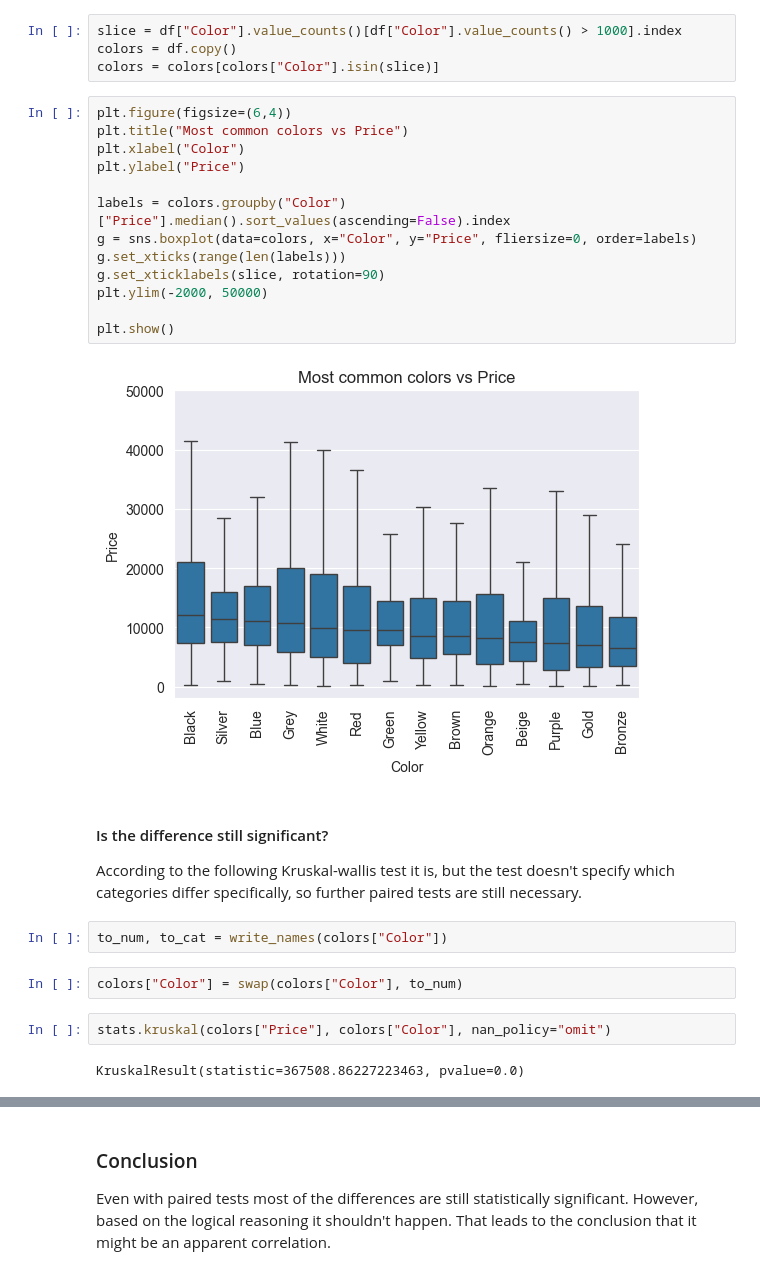
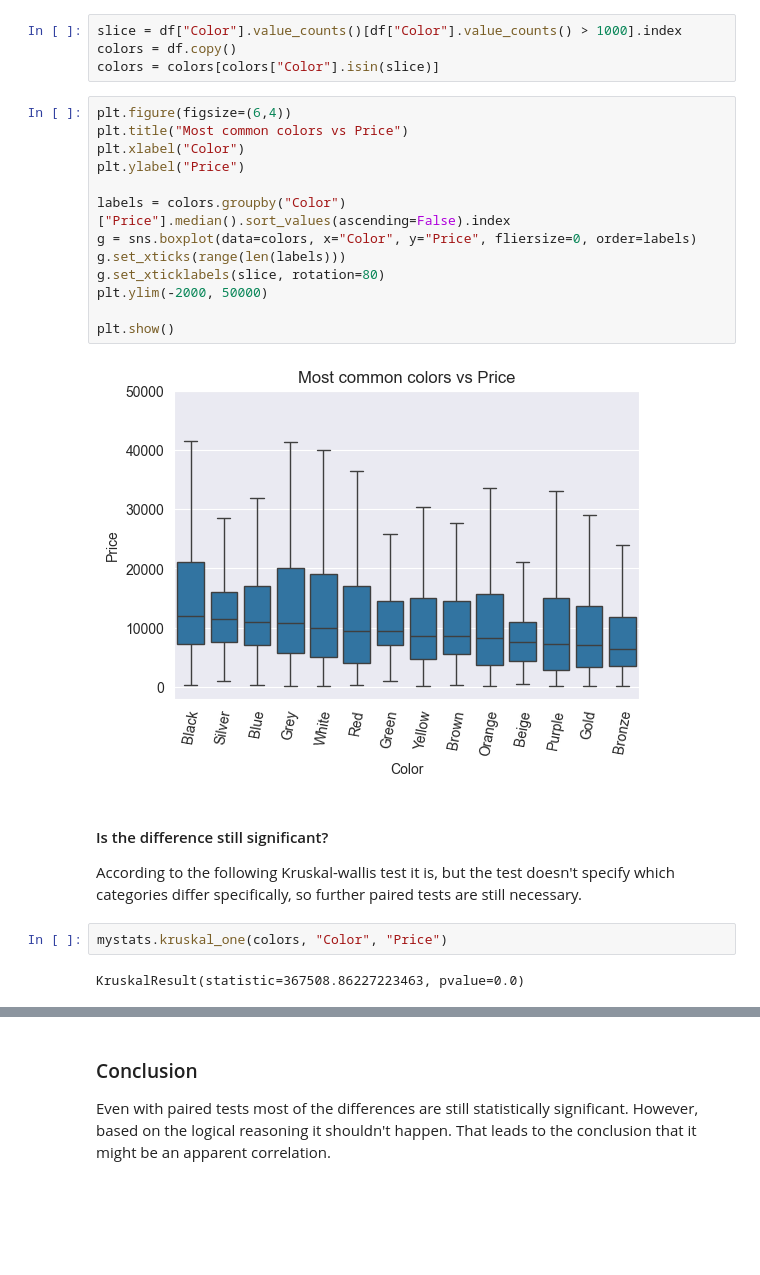
Before and after one commit to maciej-polcyn/data-processing-capstone-project, a Jupyter notebook: report.ipynb, the cells around one changed output, grey strips where cells are left out. Cells and saved outputs as stored; diff of their text form; blank space fills up the shorter version.

```diff
--- a/report.ipynb
+++ b/report.ipynb
@@ -849,28 +810,24 @@ colors = colors[colors["Color"].isin(slice)]
 # %%
 plt.figure(figsize=(6,4))
 plt.title("Most common colors vs Price")
 plt.xlabel("Color")
 plt.ylabel("Price")
 
 labels = colors.groupby("Color")["Price"].median().sort_values(ascending=False).index
 g = sns.boxplot(data=colors, x="Color", y="Price", fliersize=0, order=labels)
 g.set_xticks(range(len(labels)))
-g.set_xticklabels(slice, rotation=90)
+g.set_xticklabels(slice, rotation=80)
 plt.ylim(-2000, 50000)
 
 plt.show()
 # %% [output]
-[figure, old version]
+[figure, new version]
 # %% [markdown]
 #### Is the difference still significant?
 
 According to the following Kruskal-wallis test it is, but the test doesn't specify which categories differ specifically, so further paired tests are still necessary.
-# %%
-to_num, to_cat = write_names(colors["Color"])
-# %%
-colors["Color"] = swap(colors["Color"], to_num)
-# %%
-stats.kruskal(colors["Price"], colors["Color"], nan_policy="omit")
-# %% [output]
-KruskalResult(statistic=367508.86227223463, pvalue=0.0)
+# %%
+mystats.kruskal_one(colors, "Color", "Price")
+# %% [output]
+KruskalResult(statistic=367508.86227223463, pvalue=0.0)
 # %%
```
Also changed, not shown: parts of 28 cells of this notebook, 1 other file.
